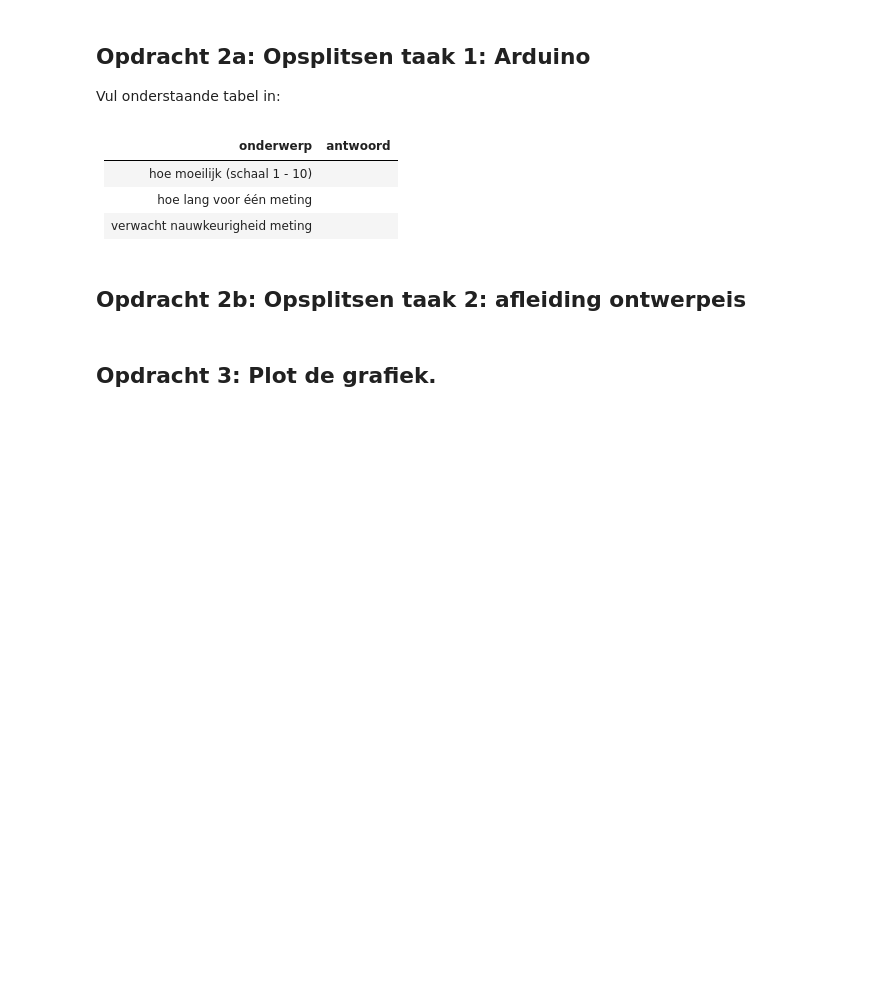
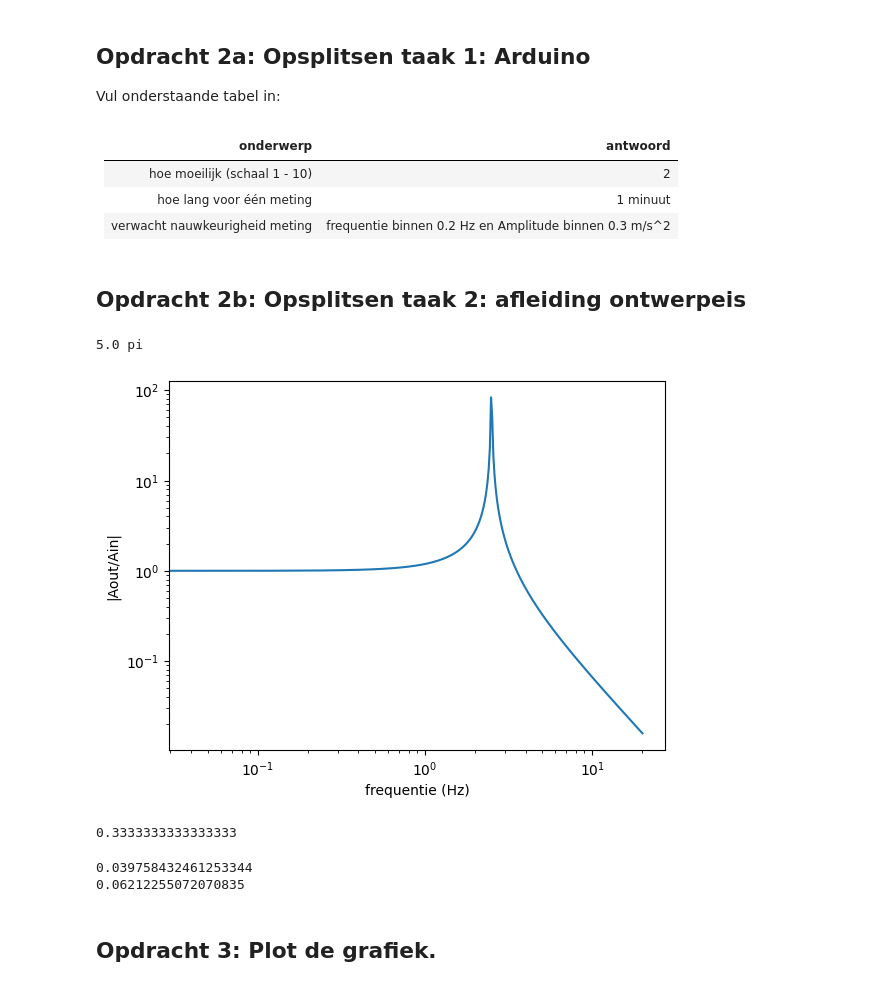
Before and after one commit to JSlootsTUD/opdrachten-DEF-D-Justin, a Jupyter notebook: FysiekeOntwerpopdrachten/5MaakEenOpstellingTrillingsvrij/Ontwerpopdracht5MaakEenOpstellingTrillingsvrijInvulTemplate.ipynb, the cells around one changed output. Saved outputs shown, nothing was run; the diff lists cells and outputs as text; code cells hidden in the pictures; blank space fills up the shorter version.

```diff
--- a/FysiekeOntwerpopdrachten/5MaakEenOpstellingTrillingsvrij/Ontwerpopdracht5MaakEenOpstellingTrillingsvrijInvulTemplate.ipynb
+++ b/FysiekeOntwerpopdrachten/5MaakEenOpstellingTrillingsvrij/Ontwerpopdracht5MaakEenOpstellingTrillingsvrijInvulTemplate.ipynb
@@ -39,17 +39,55 @@ Vul onderstaande tabel in:
 # %% [markdown]
 | onderwerp    | antwoord  |
 |---|---|
-| hoe moeilijk (schaal 1 - 10) |  |
-| hoe lang voor één meting |  |
-| verwacht nauwkeurigheid meting |  |
+| hoe moeilijk (schaal 1 - 10) | 2 |
+| hoe lang voor één meting | 1 minuut |
+| verwacht nauwkeurigheid meting | frequentie binnen 0.2 Hz en Amplitude binnen 0.3 m/s^2 |
 # %% [markdown]
 ## Opdracht 2b: Opsplitsen taak 2: afleiding ontwerpeis
 # %%
 # Bereken hier je benodigde kantelfrequentie
+f_0 = 5 #Hz
+verhouding = 1/3
+w = 2*np.pi*5
+
+w0 = np.sqrt((w**2)/((1/verhouding)+1))
+
+print(w0/np.pi, "pi")
+#C < 246.7*m
+# %% [output]
+5.0 pi
 # %%
-# Voeg hier je plot in.
+def Verhouding(f):
+    return np.abs(1/(1-((2*np.pi*f)**2)/(w0**2)))
+
+x_test = np.linspace(0, 20,500)
+y_test = Verhouding(x_test)
+
+plt.figure()
+plt.loglog(x_test, y_test)
+plt.ylabel("|Aout/Ain|")
+plt.xlabel("frequentie (Hz)")
+plt.show()
+
+print(Verhouding(5))
+# %% [output]
+[figure, added]
+0.3333333333333333
 # %%
-# Bereken hier de minimale Delta-x waarbij je aan de eis van de opdracht voldoet.
+g = 9.81
+
+delta_x = g/(w0**2)
+
+print(delta_x)
+
+g = 9.81
+w0_2 = 4*np.pi
+delta_x = g/(w0_2**2)
+
+print(delta_x)
+# %% [output]
+0.039758432461253344
+0.06212255072070835
 # %% [markdown]
 ## Opdracht 3: Plot de grafiek.
 # %%
```
Also changed, not shown: parts of 8 cells of this notebook, 4 other files.
